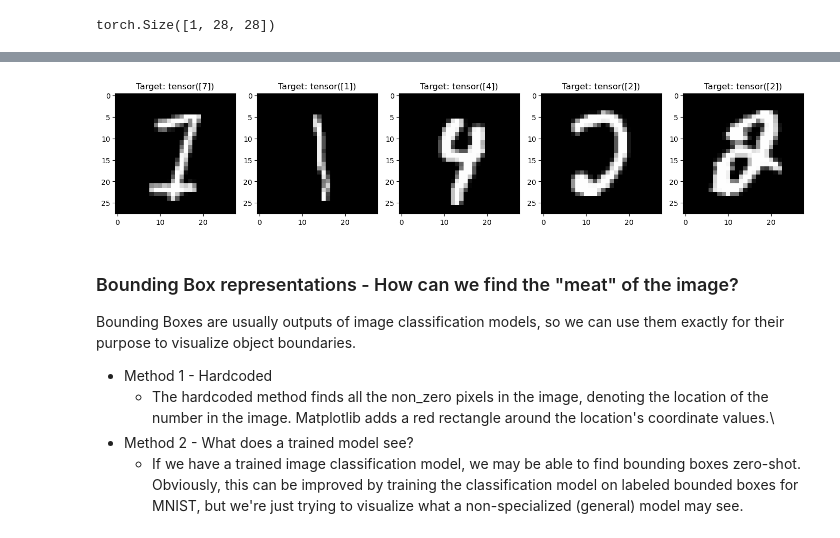
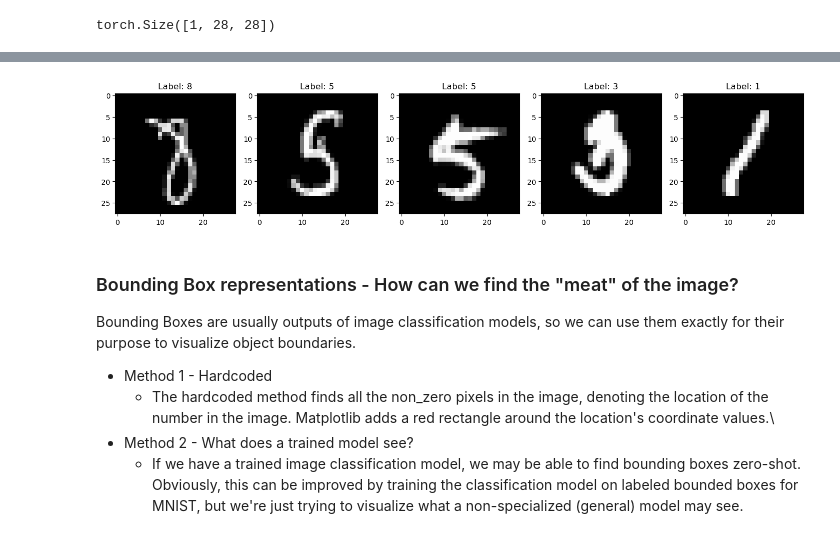
Before and after one commit to manjushettar/uncertainty, a Jupyter notebook: reliable_networks/mnist_exploration.ipynb, the cells around one changed output, grey strips where cells are left out. Cells and saved outputs as stored; diff of their text form; code cells hidden in the pictures.

```diff
--- a/reliable_networks/mnist_exploration.ipynb
+++ b/reliable_networks/mnist_exploration.ipynb
@@ -109,3 +99,33 @@ def show_image(data, target):
+# %%
+def get_n_data(n:int):
+    data_li = []
+    label_li = []
+    for i in range(n):
+        data, target = next(iter(train_loader))
+        data_li.append(data)
+        label_li.append(target)
+    return [data_li, label_li]
+# %%
+def show_image(data, target):
+    img = data[0].reshape(28, 28)
+    plt.title(f"Target: {target[0]}")
+    plt.imshow(img, cmap = 'gray')
+
+def show_multiple_images(data: list, target: list):
+    # This function won't show more than 10 images
+    num_imgs = len(data)
+    num_cols = 1 if num_imgs < 6 else 2
+
+    fig, axes = plt.subplots(num_cols, num_imgs, figsize = (14, 5))
+    for i in range(num_imgs):
+        img = data[i]
+        label = target[i]
+        img = img[0].reshape(28,28)
+        ax = axes[i]
+        ax.imshow(img, cmap = 'gray')
+        ax.set_title(f'Label: {label if isinstance(label, int) else label[0]}')
+    plt.tight_layout()
+    plt.show()
 # %%
 new_img, label = next(iter(train_loader))
 show_image(new_img,label)
@@ -114,15 +134,8 @@ show_image(new_img,label)
-# %%
-fig, axes = plt.subplots(1, 5, figsize = (14, 5))
-for i in range(5):
-    img, target = next(iter(train_loader))
-    img = img[0].reshape(28,28)
-    ax = axes[i]
-    ax.imshow(img, cmap = 'gray')
-    ax.set_title(f'Target: {target}')
-plt.tight_layout()
-plt.show()
-# %% [output]
-[figure, removed]
+# %%
+five_imgs_data, five_imgs_labels = get_n_data(5)
+show_multiple_images(five_imgs_data, five_imgs_labels)
+# %% [output]
+[figure, added]
 # %% [markdown]
 ### Bounding Box representations - How can we find the "meat" of the image?
 Bounding Boxes are usually outputs of image classification models, so we can use them exactly for their purpose to visualize object boundaries.
```
Also changed, not shown: parts of 37 cells of this notebook.
